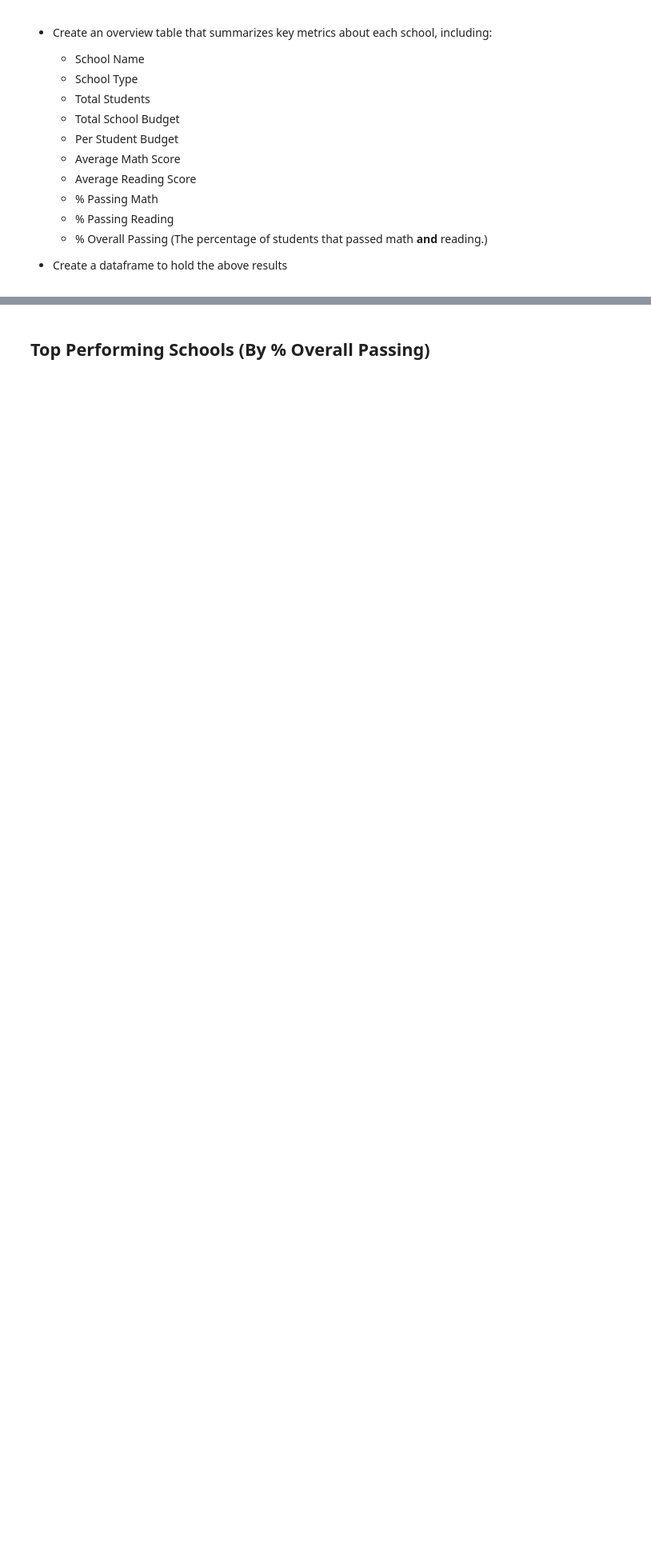
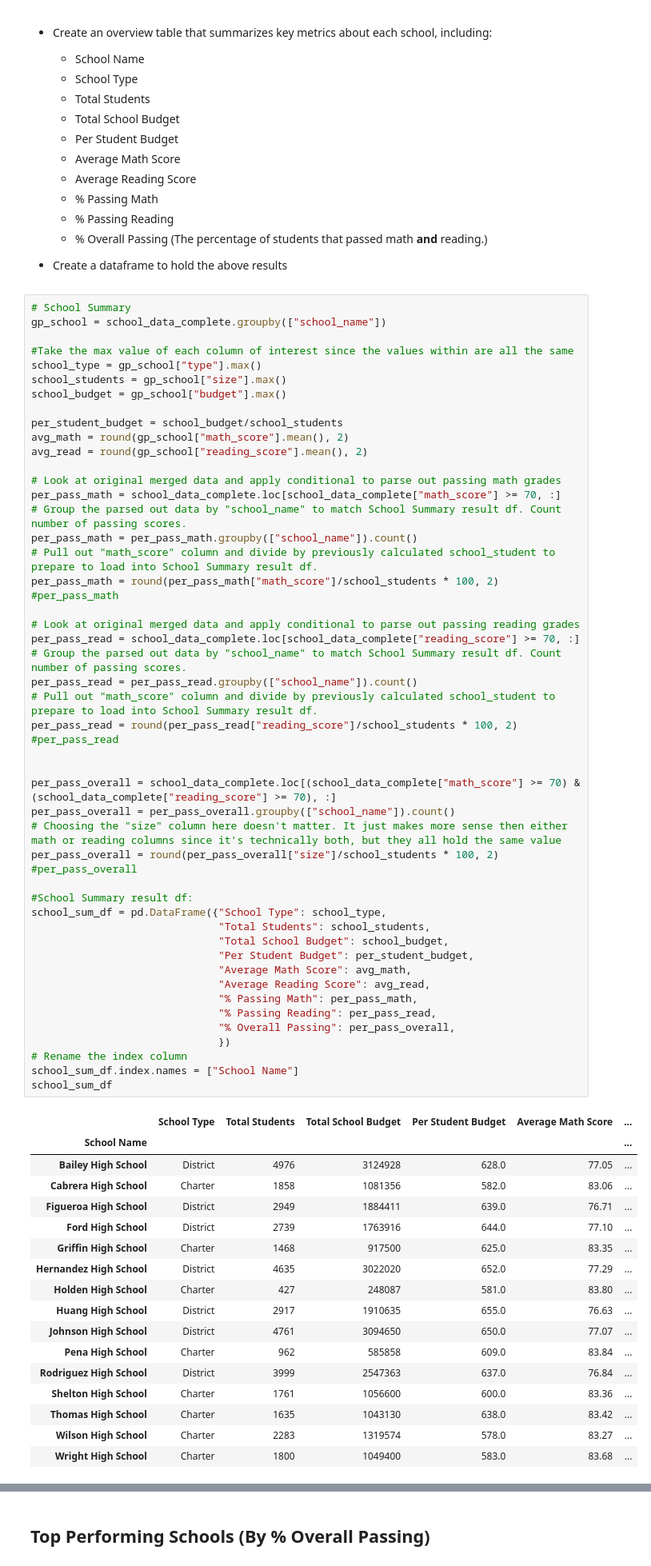
Before and after one commit to RuthlessNative/04-pandas-challenge, a Jupyter notebook: PyCitySchools.ipynb, the cells around one changed output, grey strips where cells are left out. Shown: that part at 80% size. Drawn from its saved outputs; the diff is of its cells as text; blank space fills up the shorter version.

Commit message:
School summary complete

```diff
--- a/PyCitySchools.ipynb
+++ b/PyCitySchools.ipynb
@@ -98,4 +98,72 @@ dist_sum_df
   * % Overall Passing (The percentage of students that passed math **and** reading.)
 
 * Create a dataframe to hold the above results
+# %%
+# School Summary
+gp_school = school_data_complete.groupby(["school_name"])
+
+#Take the max value of each column of interest since the values within are all the same
+school_type = gp_school["type"].max()
+school_students = gp_school["size"].max()
+school_budget = gp_school["budget"].max()
+
+per_student_budget = school_budget/school_students
+avg_math = round(gp_school["math_score"].mean(), 2)
+avg_read = round(gp_school["reading_score"].mean(), 2)
+
+# Look at original merged data and apply conditional to parse out passing math grades
+per_pass_math = school_data_complete.loc[school_data_complete["math_score"] >= 70, :]
+# Group the parsed out data by "school_name" to match School Summary result df. Count number of passing scores.
+per_pass_math = per_pass_math.groupby(["school_name"]).count()
+# Pull out "math_score" column and divide by previously calculated school_student to prepare to load into School Summary result df.
+per_pass_math = round(per_pass_math["math_score"]/school_students * 100, 2)
+#per_pass_math
+
+# Look at original merged data and apply conditional to parse out passing reading grades
+per_pass_read = school_data_complete.loc[school_data_complete["reading_score"] >= 70, :]
+# Group the parsed out data by "school_name" to match School Summary result df. Count number of passing scores.
+per_pass_read = per_pass_read.groupby(["school_name"]).count()
+# Pull out "math_score" column and divide by previously calculated school_student to prepare to load into School Summary result df.
+per_pass_read = round(per_pass_read["reading_score"]/school_students * 100, 2)
+#per_pass_read
+
+
+per_pass_overall = school_data_complete.loc[(school_data_complete["math_score"] >= 70) & (school_data_complete["reading_score"] >= 70), :]
+per_pass_overall = per_pass_overall.groupby(["school_name"]).count()
+# Choosing the "size" column here doesn't matter. It just makes more sense then either math or reading columns since it's technically both, but they all hold the same value
+per_pass_overall = round(per_pass_overall["size"]/school_students * 100, 2)
+#per_pass_overall
+
+#School Summary result df:
+school_sum_df = pd.DataFrame({"School Type": school_type,
+                              "Total Students": school_students,
+                              "Total School Budget": school_budget,
+                              "Per Student Budget": per_student_budget,
+                              "Average Math Score": avg_math,
+                              "Average Reading Score": avg_read,
+                              "% Passing Math": per_pass_math,
+                              "% Passing Reading": per_pass_read,
+                              "% Overall Passing": per_pass_overall,
+                              })
+# Rename the index column
+school_sum_df.index.names = ["School Name"]
+school_sum_df
+# %% [output]
+|  | School Type | Total Students | Total School Budget | Per Student Budget | Average Math Score | ... |
+| School Name |  |  |  |  |  | ... |
+| Bailey High School | District | 4976 | 3124928 | 628.0 | 77.05 | ... |
+| Cabrera High School | Charter | 1858 | 1081356 | 582.0 | 83.06 | ... |
+| Figueroa High School | District | 2949 | 1884411 | 639.0 | 76.71 | ... |
+| Ford High School | District | 2739 | 1763916 | 644.0 | 77.10 | ... |
+| Griffin High School | Charter | 1468 | 917500 | 625.0 | 83.35 | ... |
+| Hernandez High School | District | 4635 | 3022020 | 652.0 | 77.29 | ... |
+| Holden High School | Charter | 427 | 248087 | 581.0 | 83.80 | ... |
+| Huang High School | District | 2917 | 1910635 | 655.0 | 76.63 | ... |
+| Johnson High School | District | 4761 | 3094650 | 650.0 | 77.07 | ... |
+| Pena High School | Charter | 962 | 585858 | 609.0 | 83.84 | ... |
+| Rodriguez High School | District | 3999 | 2547363 | 637.0 | 76.84 | ... |
+| Shelton High School | Charter | 1761 | 1056600 | 600.0 | 83.36 | ... |
+| Thomas High School | Charter | 1635 | 1043130 | 638.0 | 83.42 | ... |
+| Wilson High School | Charter | 2283 | 1319574 | 578.0 | 83.27 | ... |
+| Wright High School | Charter | 1800 | 1049400 | 583.0 | 83.68 | ... |
 # %%
```
Also changed, not shown: parts of 1 cell of this notebook.
